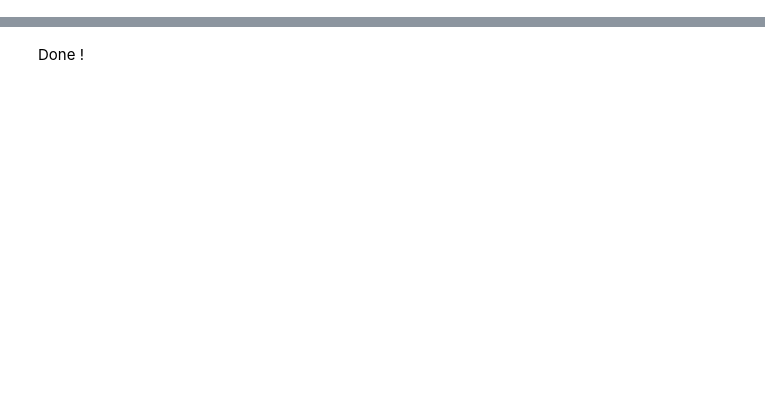
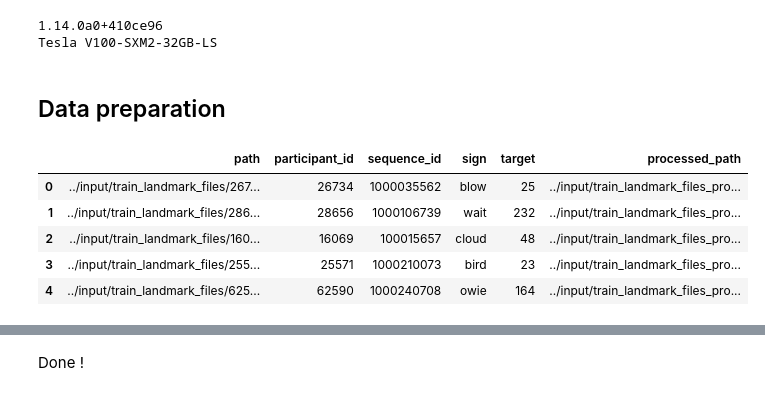
Before and after one commit to TheoViel/kaggle_islr, a Jupyter notebook: notebooks/Preparation.ipynb, the cells around one changed output, grey strips where cells are left out. Cells and saved outputs as stored; diff of their text form; code cells hidden in the pictures; blank space fills up the shorter version.

```diff
--- a/notebooks/Preparation.ipynb
+++ b/notebooks/Preparation.ipynb
@@ -342,8 +0,0 @@ from tqdm import tqdm
-# %%
-df_train = pd.read_csv('../input/train.csv')
-df_train["image_name"] = df_train[["patient_id", "image_id"]].apply(
-    lambda x : str(x[0]) + "/" + str(x[1]) + ".dcm", axis=1
-)
-
-DATA_PATH = "/workspace/"
-PATH_TO_DCMS = DATA_PATH + "data_rsna/train_images/"
@@ -450,0 +15,29 @@ for i, file in enumerate(tqdm(files)):
+# %%
+import os
+import torch
+
+print(torch.__version__)
+os.environ['CUDA_VISIBLE_DEVICES'] = "0"
+device = torch.cuda.get_device_name(0)
+print(device)
+# %% [output]
+1.14.0a0+410ce96
+Tesla V100-SXM2-32GB-LS
+# %%
+import os
+import sys
+import glob
+import json
+import cudf
+import torch
+import warnings
+import numpy as np
+import pandas as pd
+import seaborn as sns
+import matplotlib.pyplot as plt
+
+from tqdm import tqdm
+from sklearn.metrics import *
+
+pd.set_option('display.width', 500)
+pd.set_option('max_colwidth', 100)
@@ -450,0 +48,13 @@ for i, file in enumerate(tqdm(files)):
+# %% [markdown]
+## Data preparation
+# %%
+df = prepare_data(DATA_PATH)
+# %%
+df.head()
+# %% [output]
+|  | path | participant_id | sequence_id | sign | target | processed_path |
+| 0 | ../input/train_landmark_files/267... | 26734 | 1000035562 | blow | 25 | ../input/train_landmark_files_pro... |
+| 1 | ../input/train_landmark_files/286... | 28656 | 1000106739 | wait | 232 | ../input/train_landmark_files_pro... |
+| 2 | ../input/train_landmark_files/160... | 16069 | 100015657 | cloud | 48 | ../input/train_landmark_files_pro... |
+| 3 | ../input/train_landmark_files/255... | 25571 | 1000210073 | bird | 23 | ../input/train_landmark_files_pro... |
+| 4 | ../input/train_landmark_files/625... | 62590 | 1000240708 | owie | 164 | ../input/train_landmark_files_pro... |
```
Also changed, not shown: parts of 38 cells of this notebook, 15 other files.
